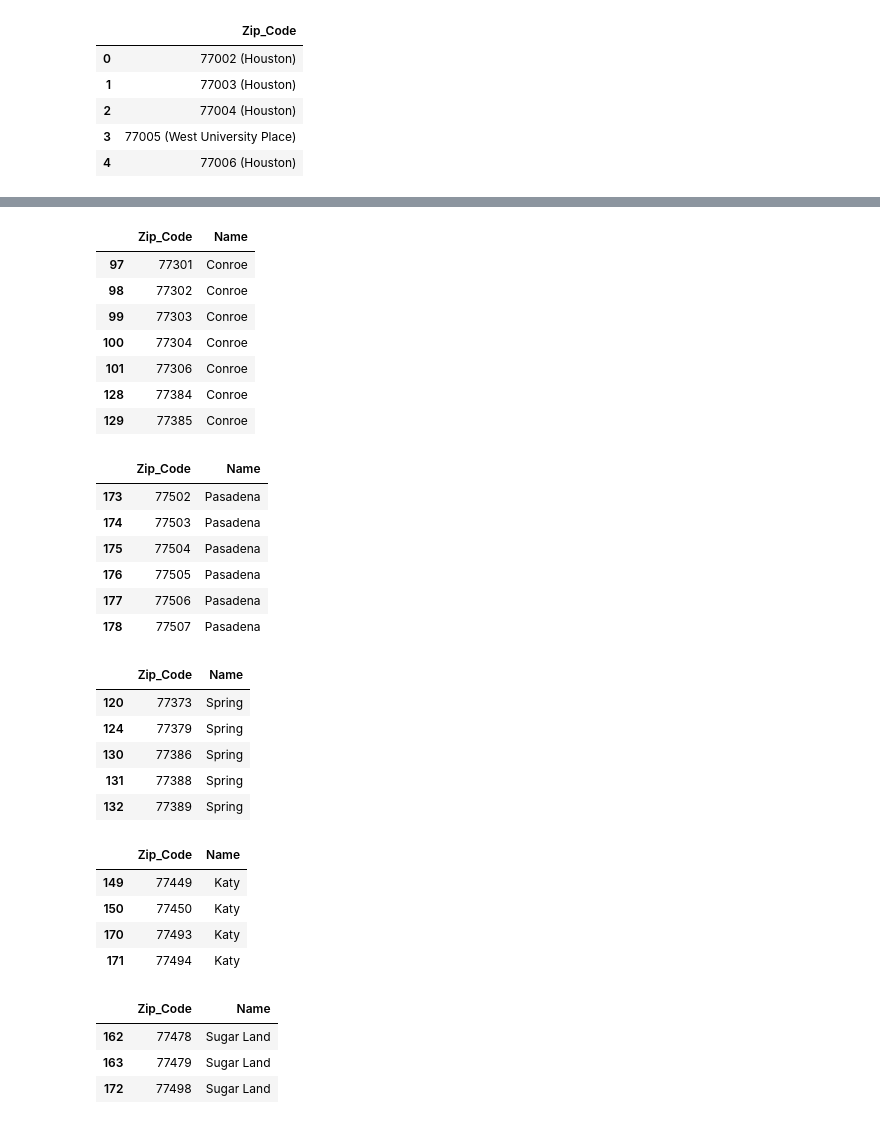
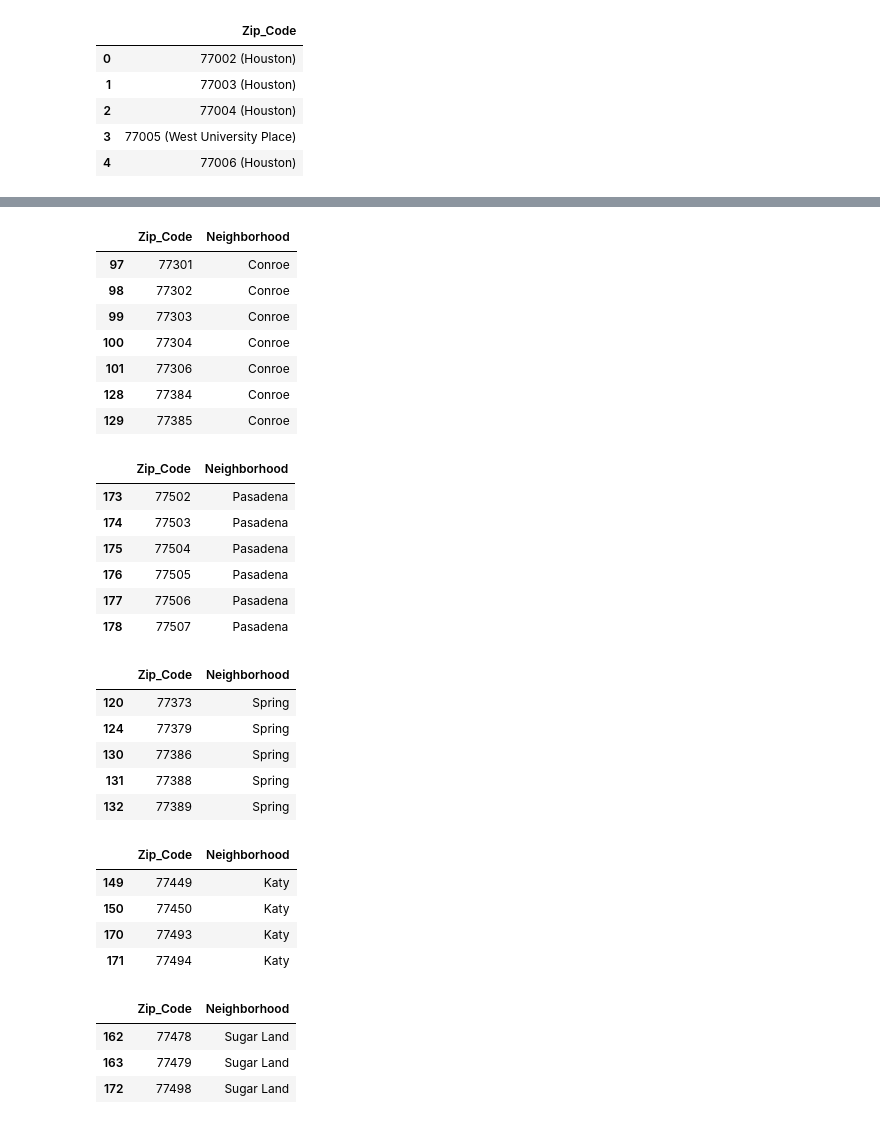
Before and after one commit to joshmiller32/Coursera_Capstone, a Jupyter notebook: zipcodes.ipynb, the cells around one changed output, grey strips where cells are left out. Drawn from its saved outputs; the diff is of its cells as text; code cells hidden in the pictures.

```diff
--- a/zipcodes.ipynb
+++ b/zipcodes.ipynb
@@ -28,9 +28,9 @@ houston_zipcodes.head()
 def clean_zipcodes(zipcode_df):
     column_split = zipcode_df['Zip_Code'].str.split(" ", n = 1, expand = True)
     zipcode_df['Zip_Code'] = column_split[0]
-    zipcode_df['Name'] = column_split[1]
-    zipcode_df['Name'] = zipcode_df['Name'].str.replace('(', '')
-    zipcode_df['Name'] = zipcode_df['Name'].str.replace(')', '')
+    zipcode_df['Neighborhood'] = column_split[1]
+    zipcode_df['Neighborhood'] = zipcode_df['Neighborhood'].str.replace('(', '')
+    zipcode_df['Neighborhood'] = zipcode_df['Neighborhood'].str.replace(')', '')
     return zipcode_df
 # %%
 dallas_cleaned_zips = clean_zipcodes(dfw_zipcodes)
@@ -501,9 +501,9 @@ houston_names = ['Downtown, Midtown', 'East Downtown', 'South Central, Greater T
             'Windsor Park, Green Trails', 'Copperfield, Canyon Lakes', 'Meyerland', 'Boulevard Oaks, Crowne Plaza', 'Huntington Village, Alief', 'Post Houston', ' North Humble', 'Kingwood',
             'Webster']
 # %%
-houston_cleaned_zips[houston_cleaned_zips['Name'] == 'Conroe']
+houston_cleaned_zips[houston_cleaned_zips['Neighborhood'] == 'Conroe']
 # %% [output]
-|  | Zip_Code | Name |
+|  | Zip_Code | Neighborhood |
 | 97 | 77301 | Conroe |
 | 98 | 77302 | Conroe |
 | 99 | 77303 | Conroe |
@@ -514,9 +514,9 @@ houston_cleaned_zips[houston_cleaned_zips['Name'] == 'Conroe']
 # %%
 conroe_names = ['East Conroe', 'Southeast Conroe', 'Northeast Conroe', 'West Conroe', 'Far East Conroe', 'Southwest Conroe', 'East Woodlands - Conroe']
 # %%
-houston_cleaned_zips[houston_cleaned_zips['Name'] == 'Pasadena']
+houston_cleaned_zips[houston_cleaned_zips['Neighborhood'] == 'Pasadena']
 # %% [output]
-|  | Zip_Code | Name |
+|  | Zip_Code | Neighborhood |
 | 173 | 77502 | Pasadena |
 | 174 | 77503 | Pasadena |
 | 175 | 77504 | Pasadena |
@@ -526,9 +526,9 @@ houston_cleaned_zips[houston_cleaned_zips['Name'] == 'Pasadena']
 # %%
 pasadena_names = ['Central Pasadena', 'Northwest Pasadena', 'South Pasadena', 'Southeast Pasadena', 'North Pasadena', 'Industrial - Pasadena']
 # %%
-houston_cleaned_zips[houston_cleaned_zips['Name'] == 'Spring']
+houston_cleaned_zips[houston_cleaned_zips['Neighborhood'] == 'Spring']
 # %% [output]
-|  | Zip_Code | Name |
+|  | Zip_Code | Neighborhood |
 | 120 | 77373 | Spring |
 | 124 | 77379 | Spring |
 | 130 | 77386 | Spring |
@@ -537,9 +537,9 @@ houston_cleaned_zips[houston_cleaned_zips['Name'] == 'Spring']
 # %%
 spring_names = ['East Spring', 'Klein Area - Spring', 'Northeast Spring', 'Southwest Spring', 'Northwest Spring']
 # %%
-houston_cleaned_zips[houston_cleaned_zips['Name'] == 'Katy']
+houston_cleaned_zips[houston_cleaned_zips['Neighborhood'] == 'Katy']
 # %% [output]
-|  | Zip_Code | Name |
+|  | Zip_Code | Neighborhood |
 | 149 | 77449 | Katy |
 | 150 | 77450 | Katy |
 | 170 | 77493 | Katy |
@@ -547,9 +547,9 @@ houston_cleaned_zips[houston_cleaned_zips['Name'] == 'Katy']
 # %%
 katy_names = ['Northeast Katy', 'Southeast Katy', 'Noorthwest Katy', 'Southwest Katy']
 # %%
-houston_cleaned_zips[houston_cleaned_zips['Name'] == 'Sugar Land']
+houston_cleaned_zips[houston_cleaned_zips['Neighborhood'] == 'Sugar Land']
 # %% [output]
-|  | Zip_Code | Name |
+|  | Zip_Code | Neighborhood |
 | 162 | 77478 | Sugar Land |
 | 163 | 77479 | Sugar Land |
 | 172 | 77498 | Sugar Land |
```
Also changed, not shown: parts of 56 cells of this notebook, 15 other files.
